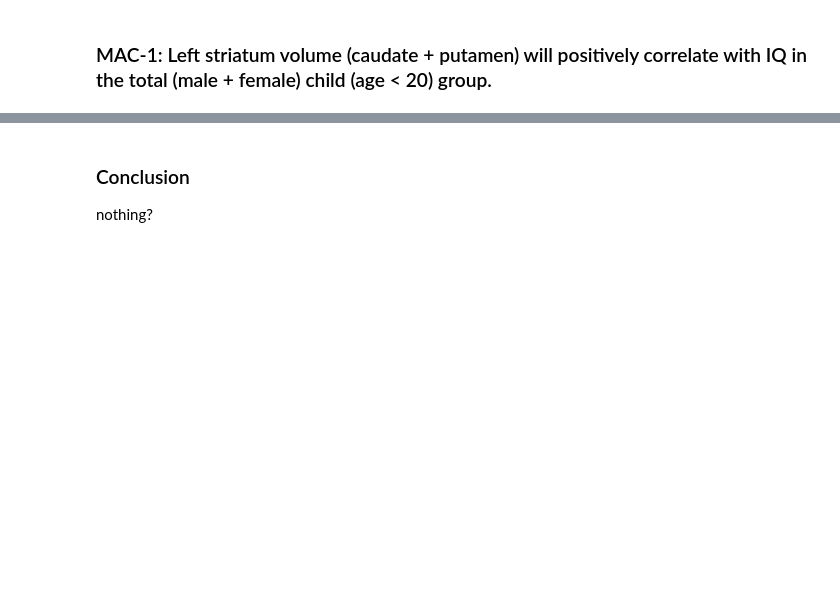
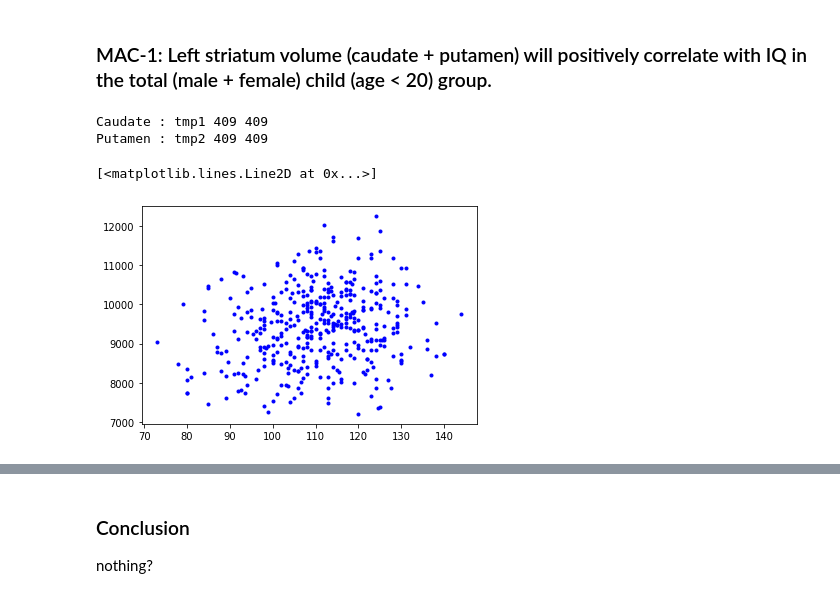
Before and after one commit to jbpoline/simple2_analysis, a Jupyter notebook: analysis-2.ipynb, the cells around one changed output, grey strips where cells are left out. Saved outputs shown, nothing was run; the diff lists cells and outputs as text; code cells hidden in the pictures; blank space fills up the shorter version.

```diff
--- a/analysis-2.ipynb
+++ b/analysis-2.ipynb
@@ -617,28 +660,62 @@ tmp = hie[['study','ID','Gender', 'Age', 'structure','tool','volume', 'lateralit
 # %%
+roi1 = 'Caudate'
+roi2 = 'Putamen'
+roi3 = 'Estimated Total Intracranial Volume'
+# roi = 'cerebellar cortex'
+tool = 'surfer'
+# tool = 'fsl'
+# tool = 'ants'
+# pick the interesting variables
+#--------------------------------#
+tmp = hie[['study','ID','Gender', 'Age','structure','tool','volume','laterality','FIQ','PIQ','dx','softwareLabel']]
+
+
 # list of conditions
 #---------------------#
 #hand_cond = ((hie['laterality'] == 'L') | (hie['laterality'] == 'Left')) # | (hie['latera'] == 'Left'))
 age_cond = (hie['Age'] <= 20)
 roi1_cond = (hie['structure'] == h2ube[roi1])
 roi2_cond = (hie['structure'] == h2ube[roi2])
-roi3_cond = (hie['structure'] == h2ube[roi3])
+# roi3_cond = (hie['structure'] == h2ube[roi3])
 
+gender_cond =  (hie['Gender']=='Male')
+site_cond = (hie['study'].str.contains("ABIDE"))
 tool_cond = (hie['tool']==tooldic[tool])
+laterality_cond = (hie['laterality']=='Left')
+pop_cond = False
+for pop in normalDev:
+    # print(np.sum(pop_cond))
+    pop_cond = pop_cond | (hie['dx'] == pop)
+    #print(pop, np.sum(pop_cond))
+#print(np.sum(pop_cond))
 
-condition1 = roi1_cond & tool_cond & age_cond
-condition2 = roi2_cond & tool_cond & age_cond
-condition3 = roi3_cond & tool_cond & age_cond
+condition1 = roi1_cond & tool_cond & age_cond & laterality_cond & pop_cond # & gender_cond # & site_cond #
+condition2 = roi2_cond & tool_cond & age_cond & laterality_cond & pop_cond # & gender_cond # & site_cond #
 
-tmp1 = tmp.loc[condition1].drop_duplicates()
-tmp2 = tmp.loc[condition2].drop_duplicates()
-tmp3 = tmp.loc[condition3].drop_duplicates()
+# condition3 = roi3_cond & tool_cond & age_cond
+
+tmp1 = tmp.loc[condition1] #.drop_duplicates()
+tmp2 = tmp.loc[condition2] #.drop_duplicates()
+# tmp3 = tmp.loc[condition3].drop_duplicates()
 
 #tmp1 = tmp1.set_index('ID')
 #tmp2 = tmp2.set_index('ID')
 
-print(len(hie))
+# print(len(hie))
 print(roi1, ': tmp1', len(tmp1), len(tmp1.drop_duplicates()))
 print(roi2, ': tmp2', len(tmp2), len(tmp2.drop_duplicates()))
-print(roi3, ': tmp3', len(tmp3), len(tmp3.drop_duplicates()))
-h2ube[roi3]
+#print(roi3, ': tmp3', len(tmp3), len(tmp3.drop_duplicates()))
+#h2ube[roi3]
+# %% [output]
+Caudate : tmp1 409 409
+Putamen : tmp2 409 409
+# %%
+# Add these two and sum columns
+suffixes=('_caud','_puta')
+indx = 'ID'
+roi1_roi2 = pd.merge(left=tmp1, right=tmp2[['ID','volume']],
+                            left_on=indx, right_on=indx, suffixes=suffixes)
+roi1_roi2.dropna(subset=['FIQ'])
+roi1_roi2['striatum'] = roi1_roi2['volume_caud'] + roi1_roi2['volume_puta']
+roi1_roi2.drop(columns=['volume_caud','volume_puta'],inplace=True)
 # %%
@@ -645,0 +723,5 @@ tmp3.head(2)
+# %%
+plt.plot(roi1_roi2['FIQ'],roi1_roi2['striatum'],'.b')
+# %% [output]
+[<matplotlib.lines.Line2D at 0x...>]
+[figure, added]
```
Also changed, not shown: parts of 45 cells of this notebook, 5 other files.
